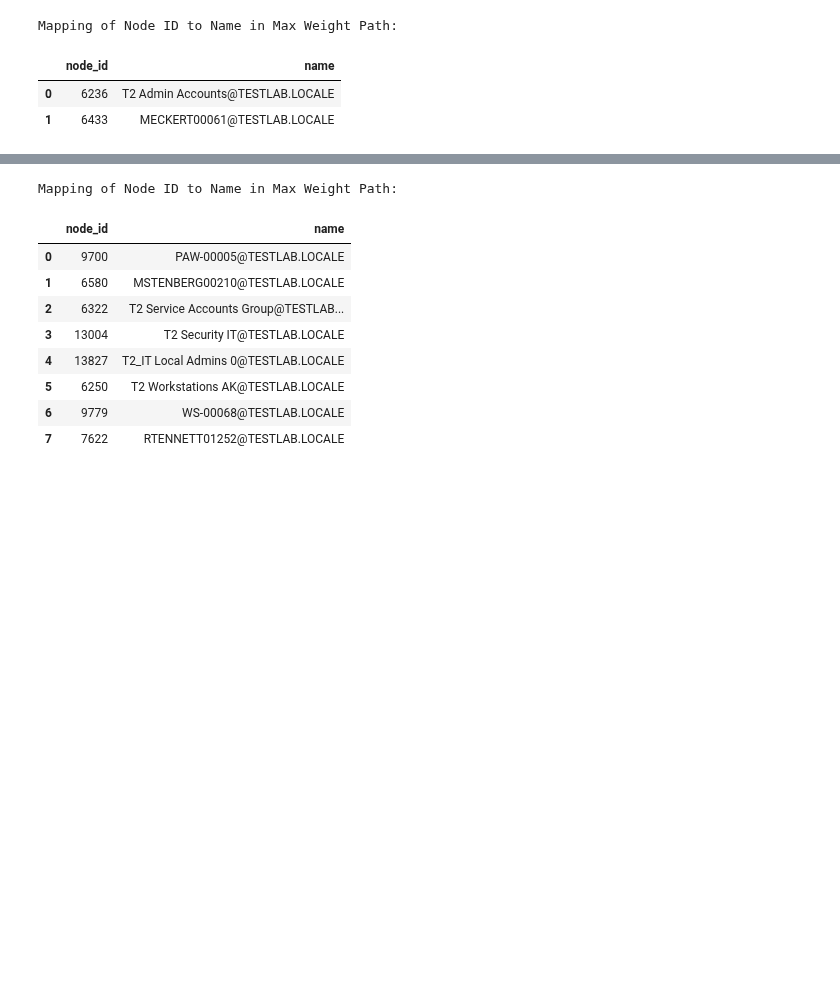
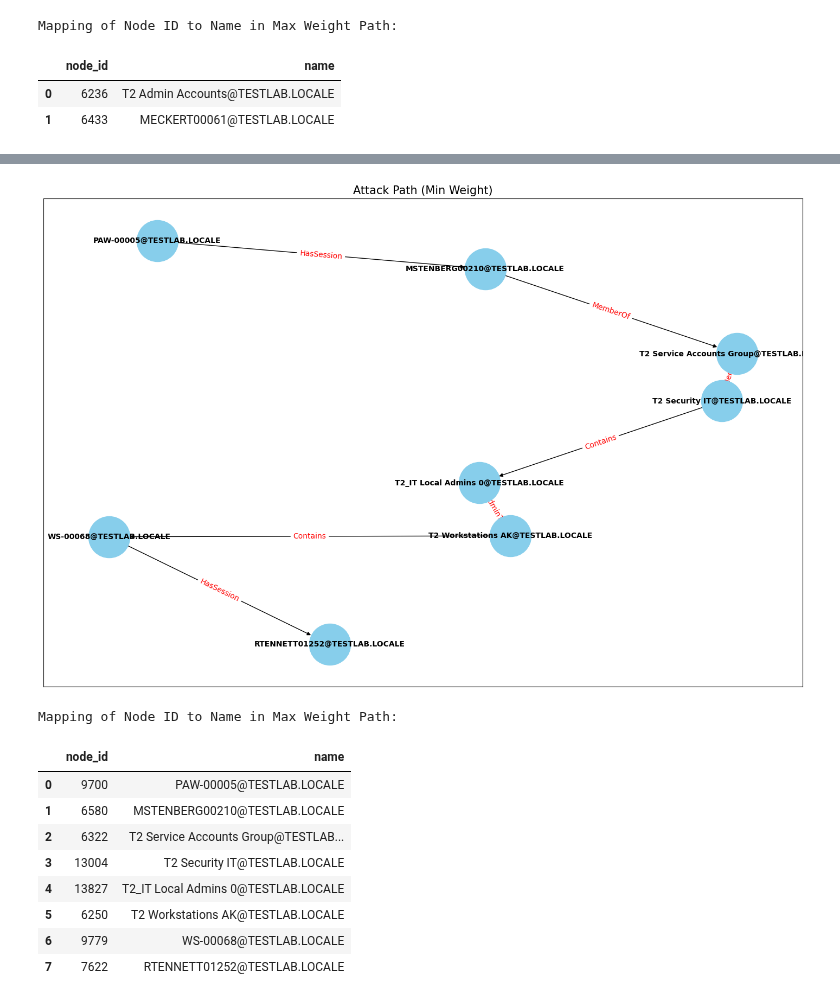
Before and after one commit to markajbell/BH, a Jupyter notebook: activedirectory.ipynb, the cells around one changed output, grey strips where cells are left out. Saved outputs shown, nothing was run; the diff lists cells and outputs as text; code cells hidden in the pictures; blank space fills up the shorter version.

```diff
--- a/activedirectory.ipynb
+++ b/activedirectory.ipynb
@@ -853,3 +837,49 @@ plt.show()
+# %%
+# prompt: using the data in min_weight draw the attack path using matplotlib.pyplot
+
+import matplotlib.pyplot as plt
+
+# Get the path nodes and their names
+path_ids_max = max_weight['path'].iloc[0]
+path_node_names_max = [nodes[nodes['id'] == node_id]['properties'].iloc[0]['name'] for node_id in path_ids_max]
+
+# Create a directed graph for the path
+attack_path_graph_max = nx.DiGraph()
+
+# Add nodes to the graph
+for i, node_id in enumerate(path_ids_max):
+    attack_path_graph_max.add_node(node_id, name=path_node_names_max[i])
+
+# Add edges with weights and labels
+for i in range(len(path_ids_max) - 1):
+    start_node_id = path_ids_max[i]
+    end_node_id = path_ids_max[i+1]
+    edge_info = edges[(edges['start'] == start_node_id) & (edges['end'] == end_node_id)]
+    if not edge_info.empty:
+        edge_label = edge_info.iloc[0]['label']
+        edge_weight = edge_info.iloc[0]['weight']
+        attack_path_graph_max.add_edge(start_node_id, end_node_id, label=edge_label, weight=edge_weight)
+
+# Get node names for labels
+node_labels = nx.get_node_attributes(attack_path_graph_max, 'name')
+
+# Get edge labels for display
+edge_labels = nx.get_edge_attributes(attack_path_graph_max, 'label')
+
+# Draw the graph
+plt.figure(figsize=(14, 9))
+pos = nx.spring_layout(attack_path_graph_max, seed=49)  # You can choose a different layout algorithm
+
+nx.draw(attack_path_graph_max, pos, with_labels=True, labels=node_labels, node_size=3000, node_color='skyblue', font_size=10, font_weight='bold', arrows=True)
+
+# Draw edge labels
+nx.draw_networkx_edge_labels(attack_path_graph_max, pos, edge_labels=edge_labels, font_color='red')
+
+plt.title("Attack Path (Min Weight)", fontsize=15)
+plt.axis('on')
+plt.show()
+# %% [output]
+[figure, added]
 # %%
 # prompt: create a table that contains the mappings from node['id'] to name from nodes where nodes['id']=max_weight['path']
 
```
Also changed, not shown: parts of 16 cells of this notebook.
